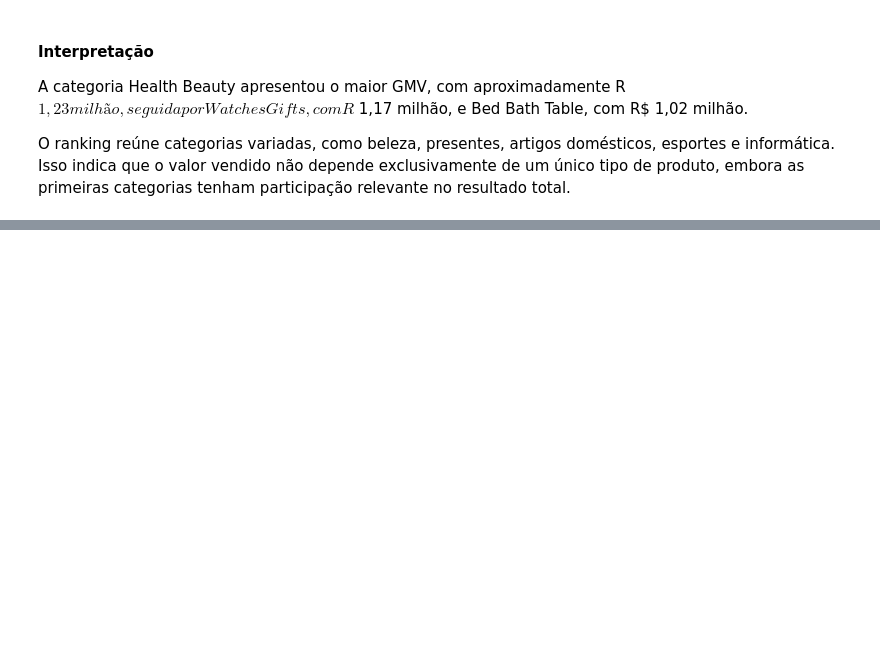
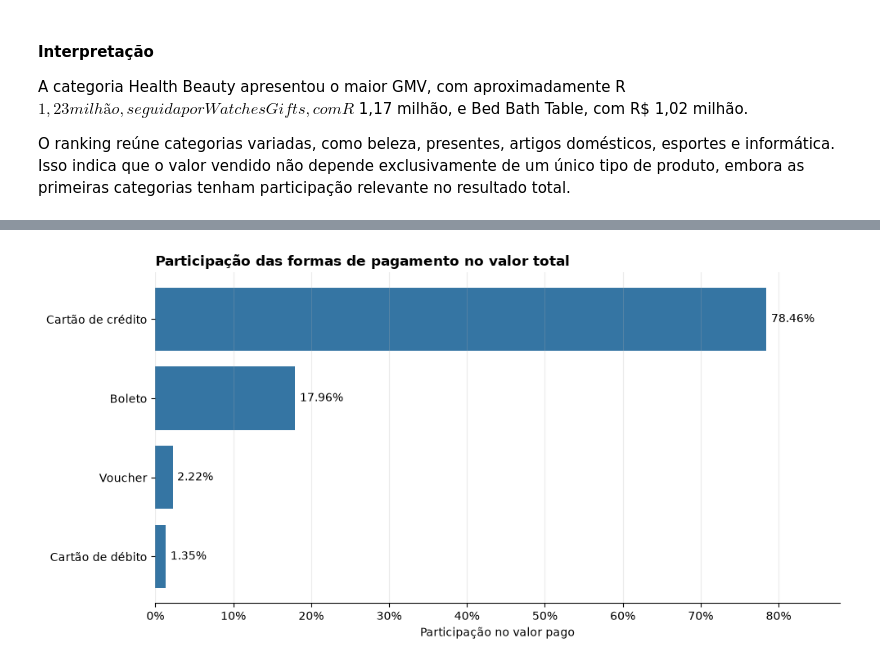
Before and after one commit to AliceGuerreiro/analise-vendas-ecommerce, a Jupyter notebook: notebooks/01_exploracao_inicial.ipynb, the cells around one changed output, grey strips where cells are left out. Saved outputs shown, nothing was run; the diff lists cells and outputs as text; code cells hidden in the pictures; blank space fills up the shorter version.

Commit message:
Adiciona análise das formas de pagamento
Analisa a participação das formas de pagamento e o parcelamento no cartão de crédito.

```diff
--- a/notebooks/01_exploracao_inicial.ipynb
+++ b/notebooks/01_exploracao_inicial.ipynb
@@ -994,0 +1053,43 @@ O ranking reúne categorias variadas, como beleza, presentes, artigos doméstico
+# %%
+pagamentos_grafico = resumo_pagamentos.sort_values("percentual_valor")
+
+fig, ax = plt.subplots(figsize=(10, 5))
+
+barras = ax.barh(
+    pagamentos_grafico["forma_pagamento"],
+    pagamentos_grafico["percentual_valor"],
+    color="#3575A3"
+)
+
+ax.set_title(
+    "Participação das formas de pagamento no valor total",
+    loc="left",
+    fontweight="bold"
+)
+ax.set_xlabel("Participação no valor pago")
+ax.set_ylabel("")
+
+ax.xaxis.set_major_formatter(
+    FuncFormatter(lambda valor, _: f"{valor:.0f}%")
+)
+
+ax.bar_label(
+    barras,
+    labels=[
+        f"{valor:.2f}%"
+        for valor in pagamentos_grafico["percentual_valor"]
+    ],
+    padding=4
+)
+
+ax.grid(axis="x", alpha=0.25)
+
+for lado in ["top", "right", "left"]:
+    ax.spines[lado].set_visible(False)
+
+ax.set_xlim(0, pagamentos_grafico["percentual_valor"].max() * 1.12)
+
+plt.tight_layout()
+plt.show()
+# %% [output]
+[figure, added]
```
Also changed, not shown: parts of 7 cells of this notebook.
